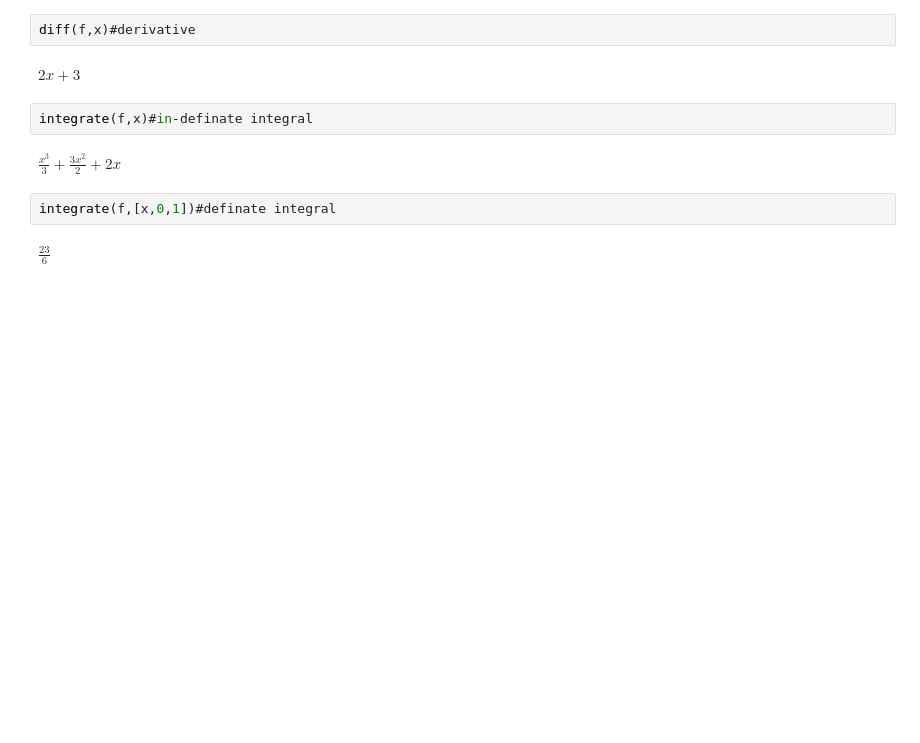
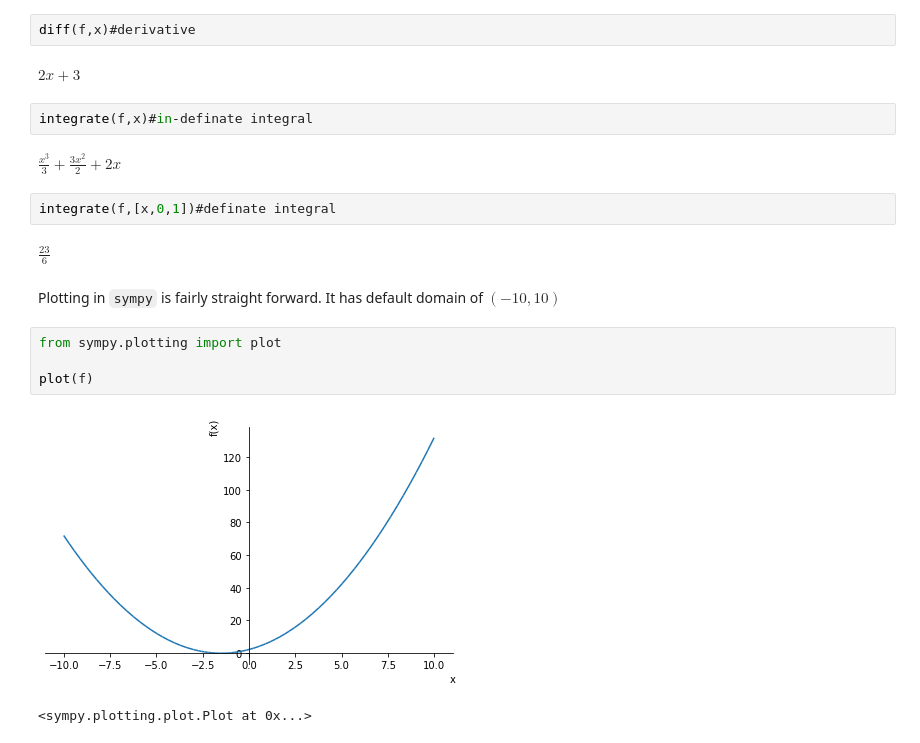
Before and after one commit to nurfnick/Calculus_1, a Jupyter notebook: Python/Getting_Started_in_Python.ipynb, the cells around one changed output. Drawn from its saved outputs; the diff is of its cells as text; blank space fills up the shorter version.

Commit message:
added plotting in sympy

```diff
--- a/Python/Getting_Started_in_Python.ipynb
+++ b/Python/Getting_Started_in_Python.ipynb
@@ -305,3 +305,12 @@ $\displaystyle \frac{x^{3}}{3} + \frac{3 x^{2}}{2} + 2 x$
 integrate(f,[x,0,1])#definate integral
 # %% [output]
 $\displaystyle \frac{23}{6}$
+# %% [markdown]
+Plotting in `sympy` is fairly straight forward.  It has default domain of $(-10,10)$
+# %%
+from sympy.plotting import plot
+
+plot(f)
+# %% [output]
+[figure, added]
+<sympy.plotting.plot.Plot at 0x...>
```
Also changed, not shown: parts of 1 cell of this notebook.
